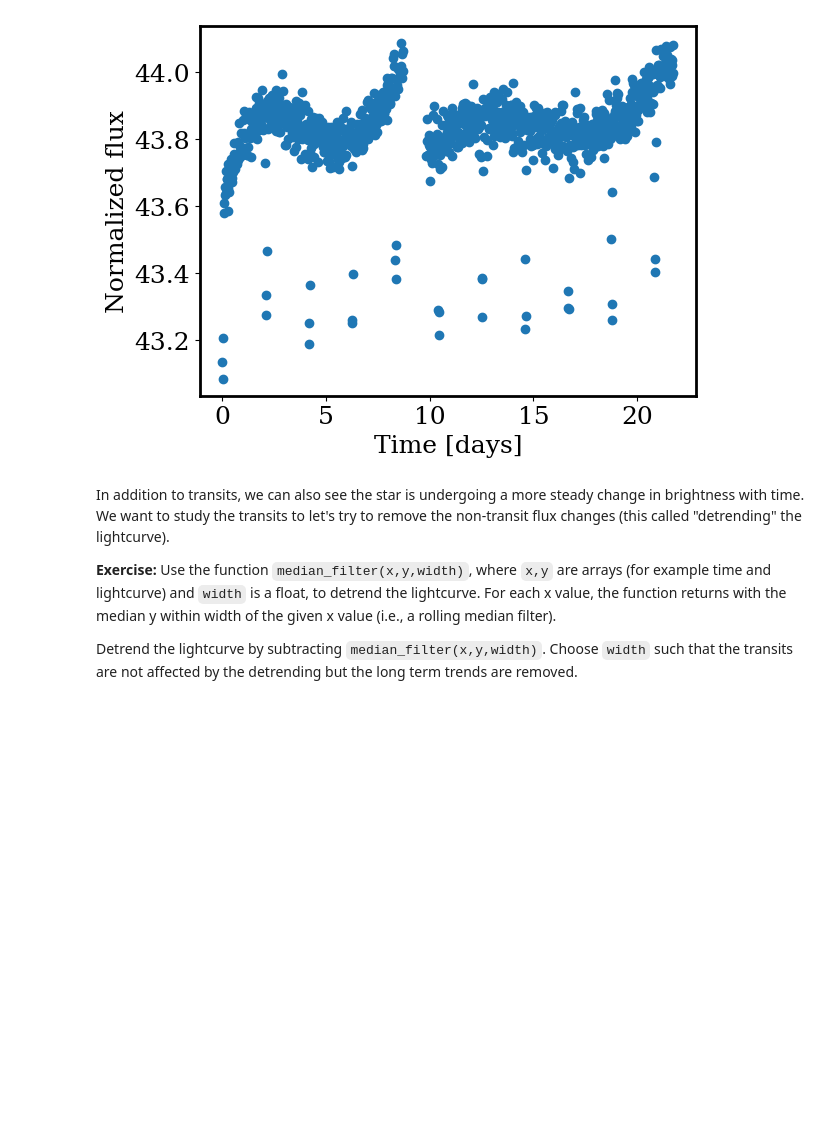
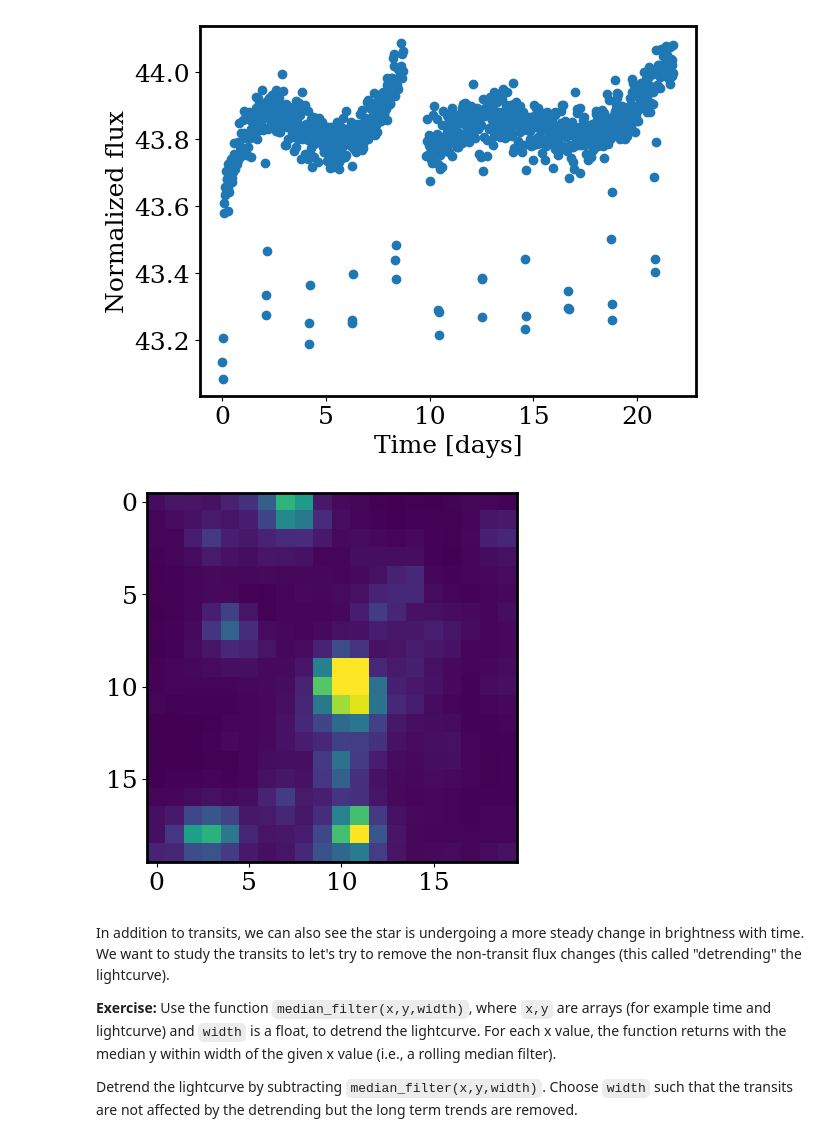
Before and after one commit to jgreene100/Ast207, a Jupyter notebook: book/docs/exoplanets_week3_solved.ipynb, the cells around one changed output. Saved outputs shown, nothing was run; the diff lists cells and outputs as text; code cells hidden in the pictures; blank space fills up the shorter version.

```diff
--- a/book/docs/exoplanets_week3_solved.ipynb
+++ b/book/docs/exoplanets_week3_solved.ipynb
@@ -393,6 +379,10 @@ _ = plt.xlabel('Time [days]')
 _ = plt.ylabel('Normalized flux')
 # %% [output]
 [figure]
+# %%
+plot_cutout(flux[0])
+# %% [output]
+[figure, added]
 # %% [markdown]
 In addition to transits, we can also see the star is undergoing a more steady change in brightness with time. We want to study the transits to let's try to remove the non-transit flux changes (this called "detrending" the lightcurve).
 
```
Also changed, not shown: parts of 8 cells of this notebook, 1 other file.
